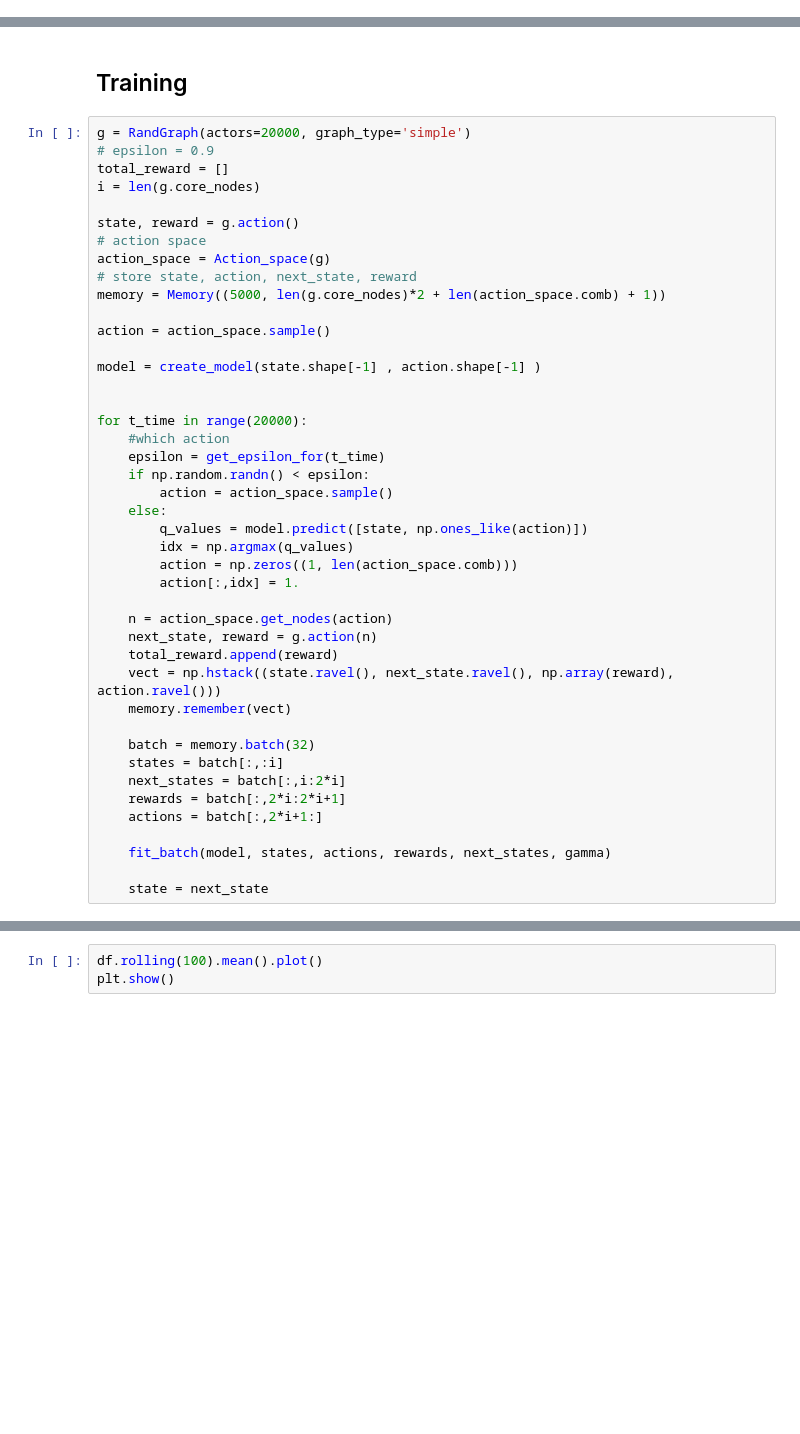
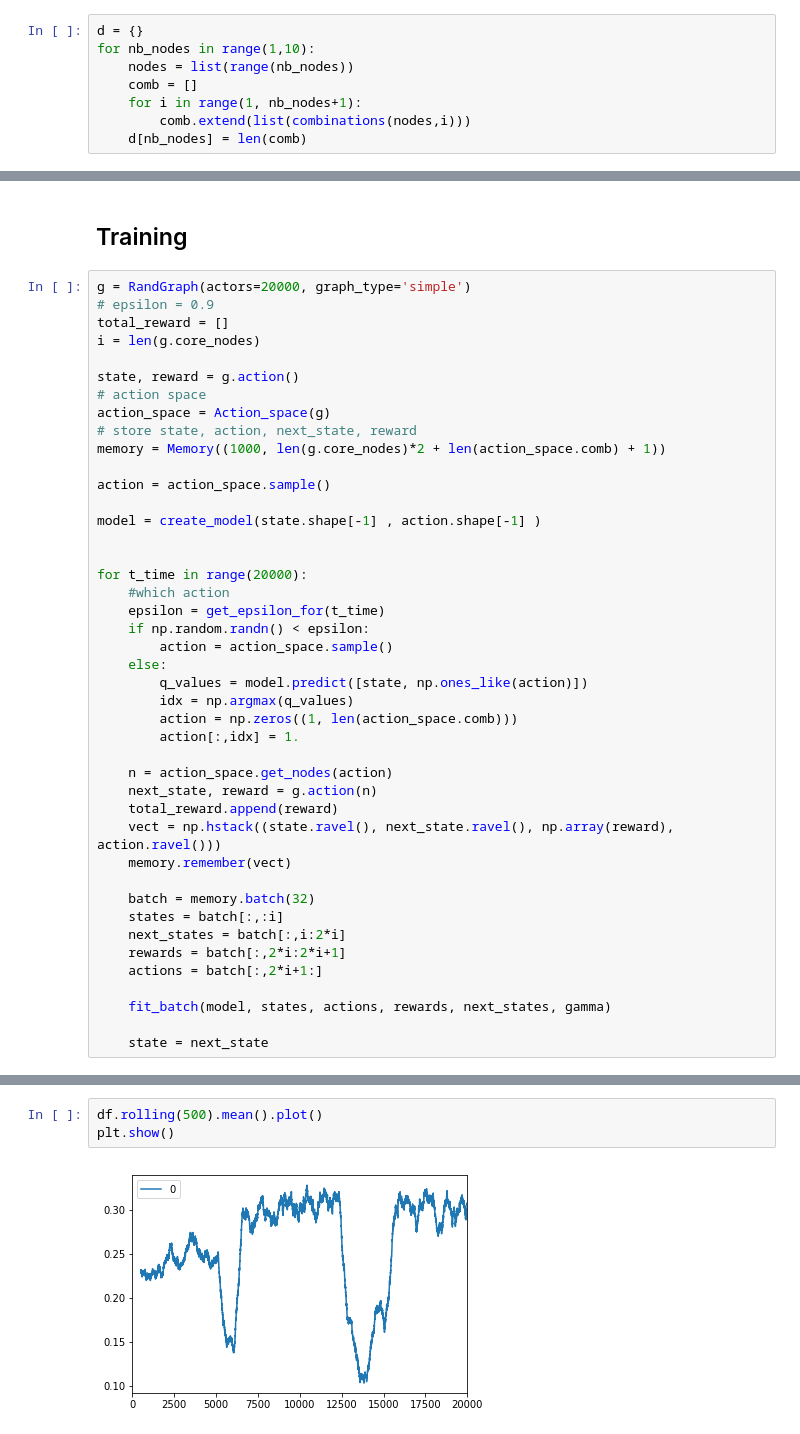
Before and after one commit to Olivier-Lakoue/Graph_ML_Problems, a Jupyter notebook: notebooks/[24]_DQN_revised_reward_function.ipynb, the cells around one changed output, grey strips where cells are left out. Drawn from its saved outputs; the diff is of its cells as text; blank space fills up the shorter version.

```diff
--- a/notebooks/[24]_DQN_revised_reward_function.ipynb
+++ b/notebooks/[24]_DQN_revised_reward_function.ipynb
@@ -246,0 +247,8 @@ comb.index((3,4))
+# %%
+d = {}
+for nb_nodes in range(1,10):
+    nodes = list(range(nb_nodes))
+    comb = []
+    for i in range(1, nb_nodes+1):
+        comb.extend(list(combinations(nodes,i)))
+    d[nb_nodes] = len(comb)
@@ -368,7 +380,7 @@ state, reward = g.action()
 # action space
 action_space = Action_space(g)
 # store state, action, next_state, reward
-memory = Memory((5000, len(g.core_nodes)*2 + len(action_space.comb) + 1))
+memory = Memory((1000, len(g.core_nodes)*2 + len(action_space.comb) + 1))
 
 action = action_space.sample()
 
@@ -412,3 +436,5 @@ plt.show()
 # %%
-df.rolling(100).mean().plot()
+df.rolling(500).mean().plot()
 plt.show()
+# %% [output]
+[figure, added]
```
Also changed, not shown: parts of 8 cells of this notebook.
